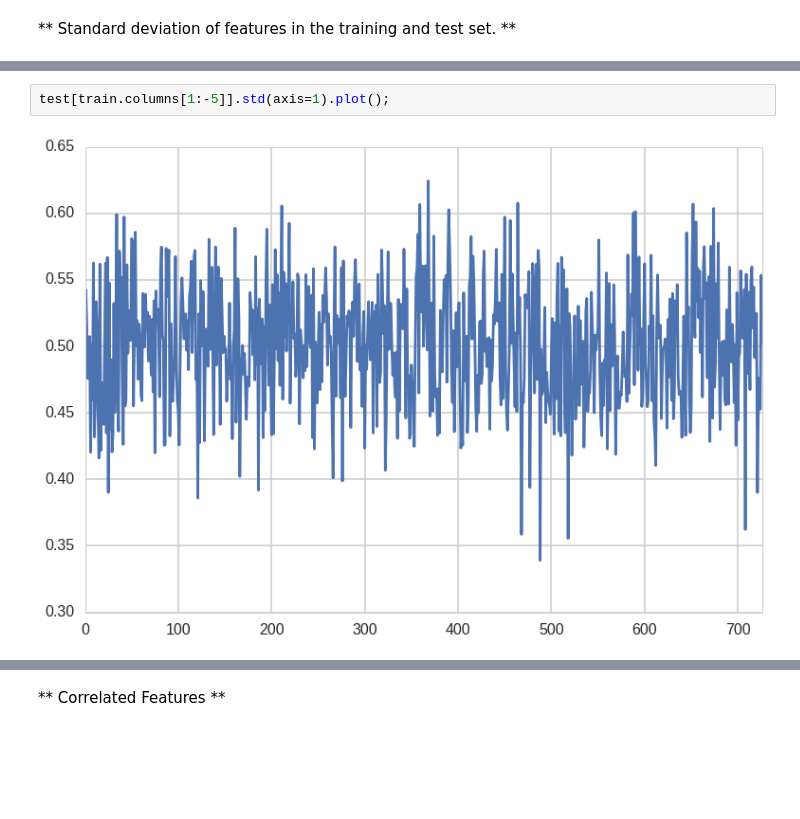
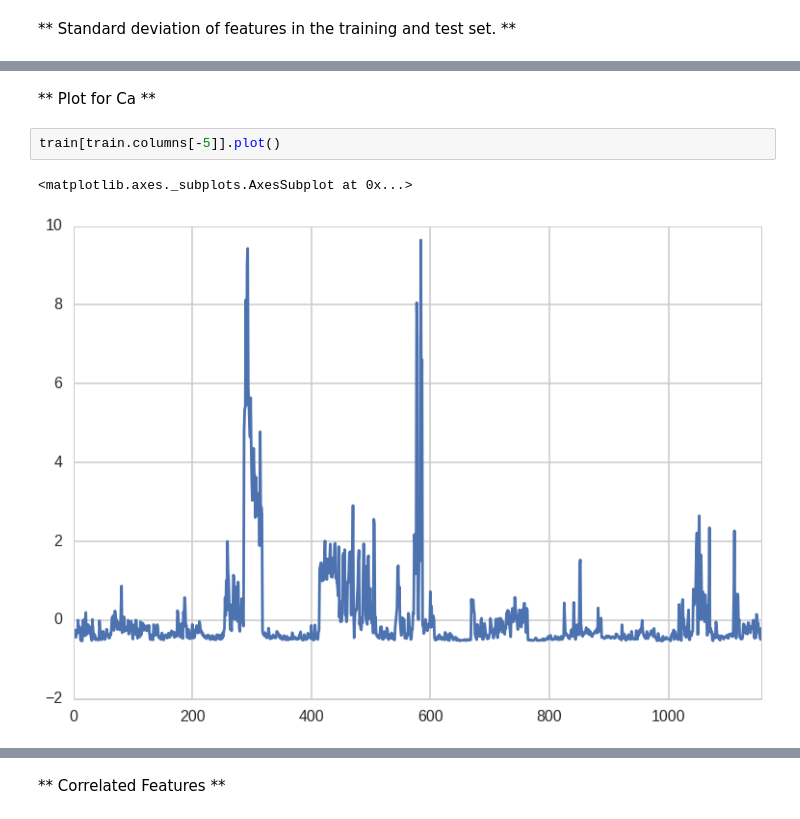
Before and after one commit to numb3r33/African-Soil-Prediction, a Jupyter notebook: notebooks/DataExploration.ipynb, the cells around one changed output, grey strips where cells are left out. Drawn from its saved outputs; the diff is of its cells as text; blank space fills up the shorter version.

```diff
--- a/notebooks/DataExploration.ipynb
+++ b/notebooks/DataExploration.ipynb
@@ -141,5 +152,8 @@ train[train.columns[1:-5]].std(axis=1).plot();
 [figure]
+# %% [markdown]
+** Plot for Ca **
 # %%
-test[train.columns[1:-5]].std(axis=1).plot();
+train[train.columns[-5]].plot()
 # %% [output]
+<matplotlib.axes._subplots.AxesSubplot at 0x...>
-[figure, old version]
+[figure, new version]
```
Also changed, not shown: parts of 16 cells of this notebook.
